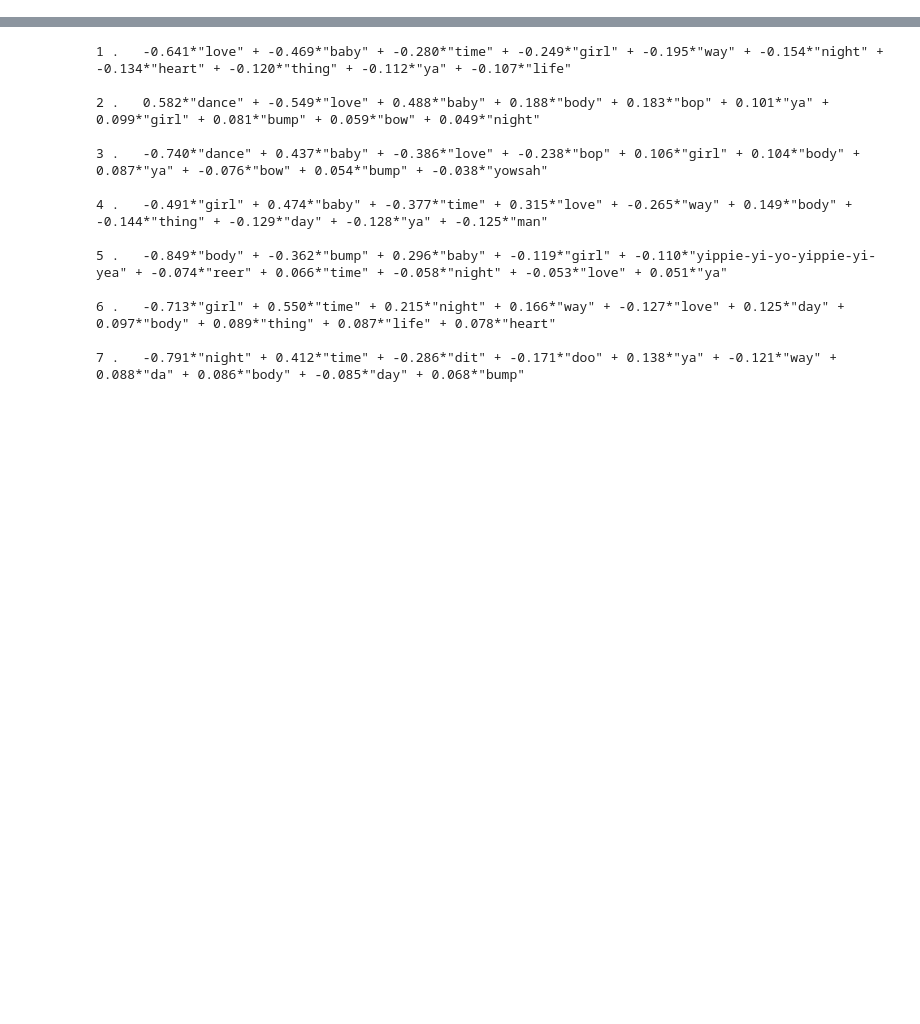
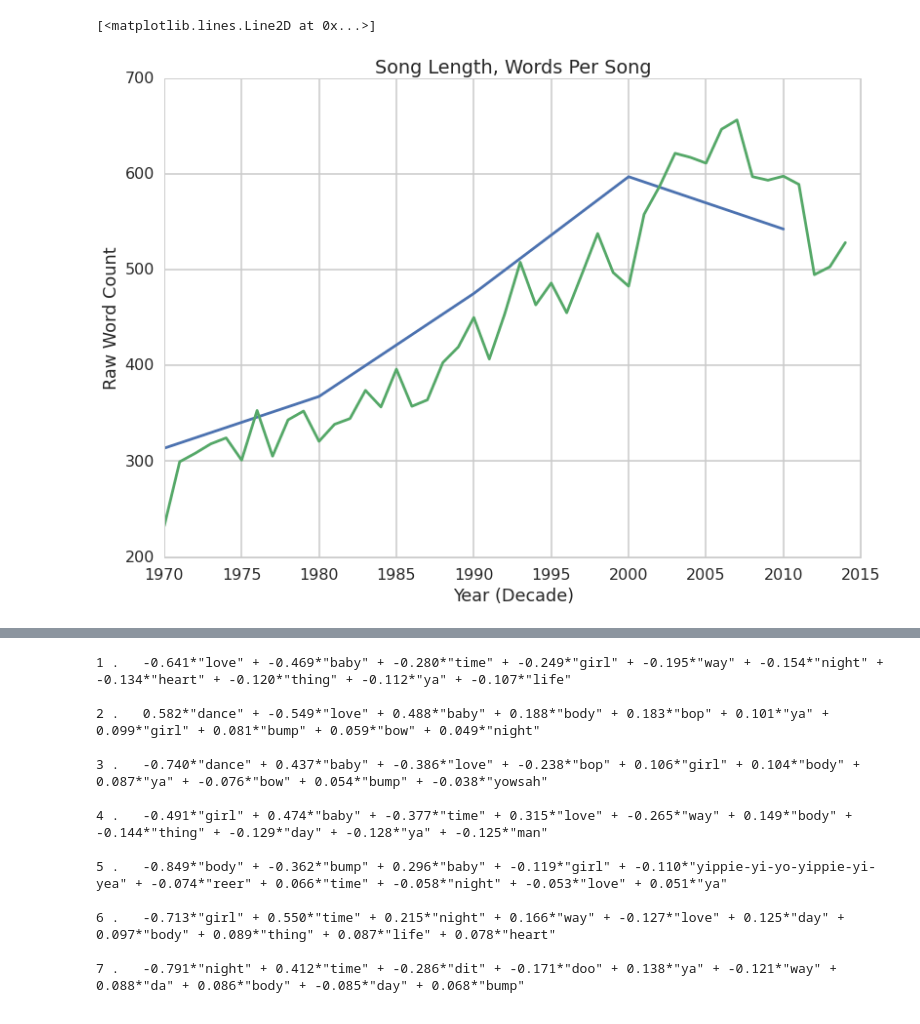
Before and after one commit to michaeljohns/lyrics-lab, a Jupyter notebook: notebooks/ss/exploration.ipynb, the cells around one changed output, grey strips where cells are left out. Saved outputs shown, nothing was run; the diff lists cells and outputs as text; code cells hidden in the pictures; blank space fills up the shorter version.

```diff
--- a/notebooks/ss/exploration.ipynb
+++ b/notebooks/ss/exploration.ipynb
@@ -54,0 +153,20 @@ df.head()
+# %%
+# make an array containing lexical diversity of each song
+wordset=[]
+wordcount=[]
+lexdivs=[]
+repscore=[]
+for row in dfc.iterrows():
+    k=row[1][6]
+    d=len(nltk.word_tokenize(k))
+    n=len(set(nltk.word_tokenize(k)))
+    wordset.append(1.0*n)
+    wordcount.append(1.0*d)
+# %%
+dfc['wordcount']=wordcount
+dfc['wordset']=wordset
+lexdivs= np.array(wordset)/np.array(wordcount)
+dfc['lexdiv']=lexdivs
+dfc['repetition_score']= 1/lexdivs
+print len(lexdivs), len(dfc)
+dfc.head(2)
@@ -54,0 +178,25 @@ df.head()
+# %%
+years=dfc.groupby('decade')
+yearlexdiv= dict()
+for year in years:
+    yearlexdiv[year[0]]= year[1]['wordcount'].mean()
+plotdict = collections.OrderedDict(sorted(yearlexdiv.items()))
+#plt.ylim([0,1])
+plt.title("Song Length, Words Per Song")
+plt.ylabel("Raw Word Count")
+plt.xlabel("Year (Decade)")
+x=plotdict.keys()
+y=plotdict.values()
+plt.plot(x,y)
+
+years=dfc.groupby('year')
+yearlexdiv= dict()
+for year in years:
+    yearlexdiv[year[0]]= year[1]['wordcount'].mean()
+plotdict = collections.OrderedDict(sorted(yearlexdiv.items()))
+x=plotdict.keys()
+y=plotdict.values()
+plt.plot(x,y)
+# %% [output]
+[<matplotlib.lines.Line2D at 0x...>]
+[figure, added]
```
Also changed, not shown: parts of 20 cells of this notebook.
